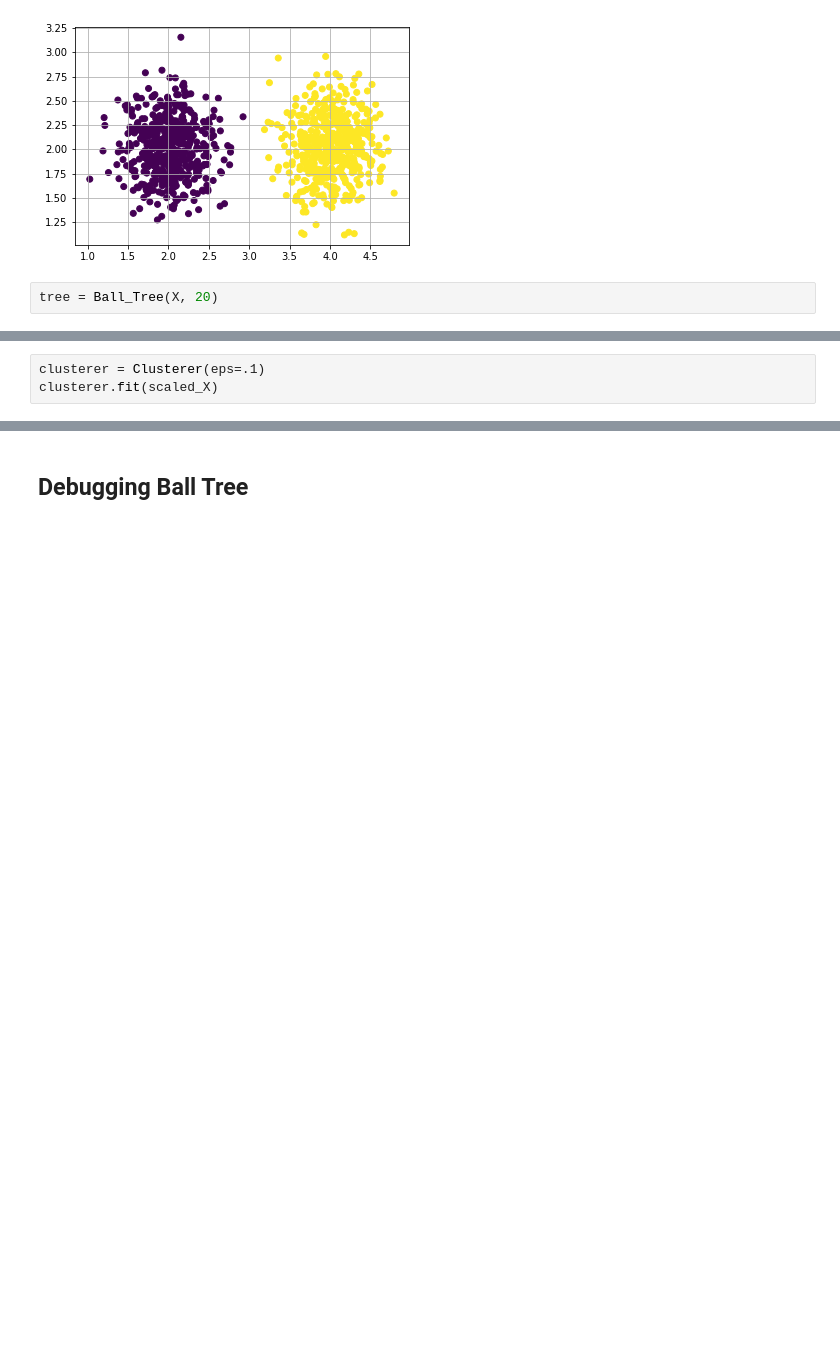
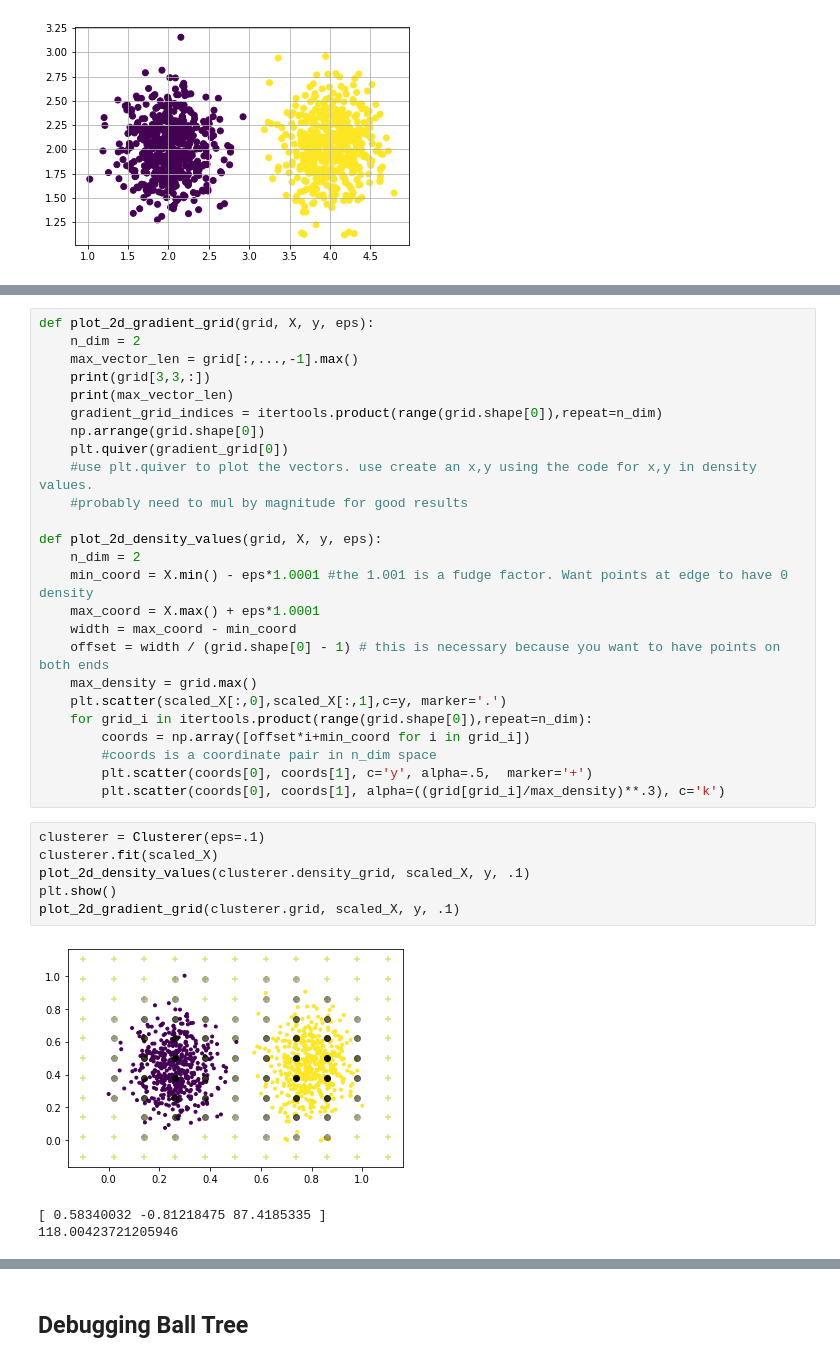
Before and after one commit to kaplannp/Boundary-Based-Clustering, a Jupyter notebook: main.ipynb, the cells around one changed output, grey strips where cells are left out. Cells and saved outputs as stored; diff of their text form; blank space fills up the shorter version.

Commit message:
Initializing Grid in progress. Good visualizations for density, working on gradients

```diff
--- a/main.ipynb
+++ b/main.ipynb
@@ -20,8 +21,6 @@ plt.scatter(X[:,0],X[:,1],c=y)
 # %% [output]
 <matplotlib.collections.PathCollection at 0x...>
 [figure]
-# %%
-tree = Ball_Tree(X, 20)
 # %%
 class Clusterer():
 
@@ -53,4 +72,36 @@ class Clusterer():
+# %%
+def plot_2d_gradient_grid(grid, X, y, eps):
+    n_dim = 2
+    max_vector_len = grid[:,...,-1].max()
+    print(grid[3,3,:])
+    print(max_vector_len)
+    gradient_grid_indices = itertools.product(range(grid.shape[0]),repeat=n_dim)
+    np.arrange(grid.shape[0])
+    plt.quiver(gradient_grid[0])
+    #use plt.quiver to plot the vectors. use create an x,y using the code for x,y in density values.
+    #probably need to mul by magnitude for good results
+
+def plot_2d_density_values(grid, X, y, eps):
+    n_dim = 2
+    min_coord = X.min() - eps*1.0001 #the 1.001 is a fudge factor. Want points at edge to have 0 density
+    max_coord = X.max() + eps*1.0001
+    width = max_coord - min_coord
+    offset = width / (grid.shape[0] - 1) # this is necessary because you want to have points on both ends
+    max_density = grid.max()
+    plt.scatter(scaled_X[:,0],scaled_X[:,1],c=y, marker='.')
+    for grid_i in itertools.product(range(grid.shape[0]),repeat=n_dim):
+        coords = np.array([offset*i+min_coord for i in grid_i])
+        #coords is a coordinate pair in n_dim space
+        plt.scatter(coords[0], coords[1], c='y', alpha=.5,  marker='+')
+        plt.scatter(coords[0], coords[1], alpha=((grid[grid_i]/max_density)**.3), c='k')
 # %%
 clusterer = Clusterer(eps=.1)
 clusterer.fit(scaled_X)
+plot_2d_density_values(clusterer.density_grid, scaled_X, y, .1)
+plt.show()
+plot_2d_gradient_grid(clusterer.grid, scaled_X, y, .1)
+# %% [output]
+[figure, added]
+[ 0.58340032 -0.81218475 87.4185335 ]
+118.00423721205946
 # %%
```
Also changed, not shown: parts of 6 cells of this notebook.
